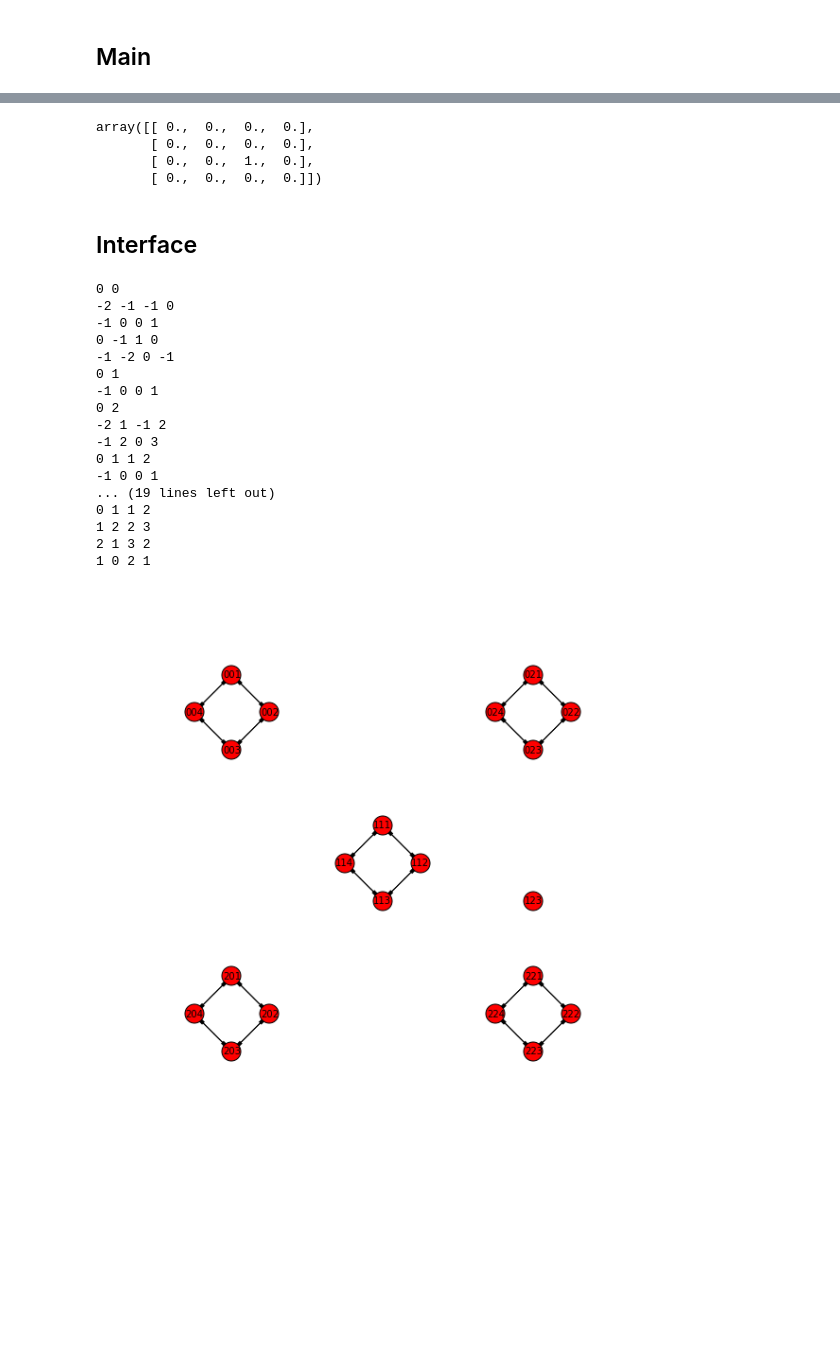
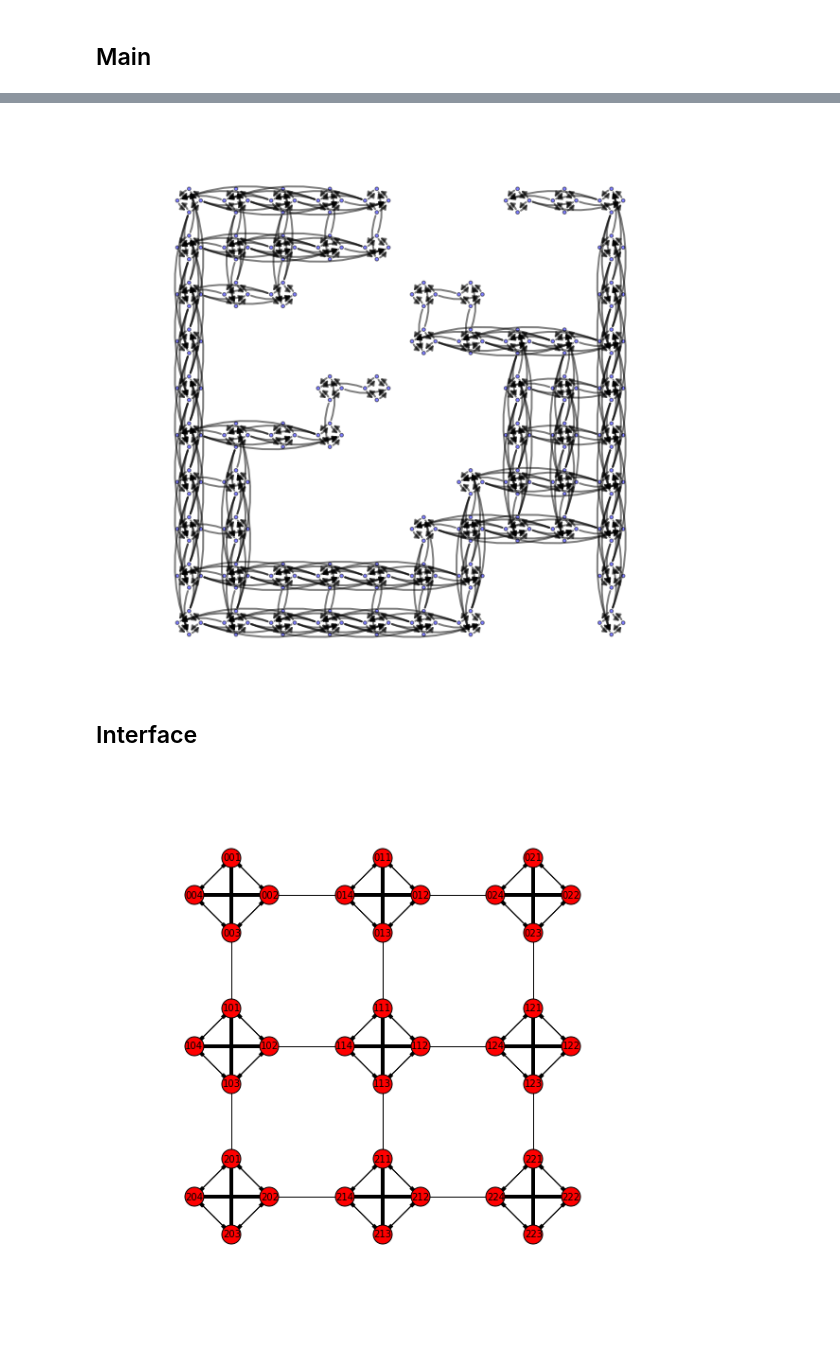
Before and after one commit to emited/ProjMOGPL, a Jupyter notebook: projet.ipynb, the cells around one changed output, grey strips where cells are left out. Drawn from its saved outputs; the diff is of its cells as text; code cells hidden in the pictures; blank space fills up the shorter version.

```diff
--- a/projet.ipynb
+++ b/projet.ipynb
@@ -38,24 +38,26 @@ m,n,A,iS,jS,iE,jE,sD=readfile('entree.txt')
 # %%
 def is_obstacle(i,j,M,N,A):
     #Cas Limites
-    if(i==0):
-        if(j==0):
+    if(i==0): #Premiere ligne
+        if(j==0): #Premiere case
             return A[0][0]
-        if(j>0 and j<=N):
-            return A[0][j-1]
-    if(i==M):
-        if(j==0):
+        if(j==N): #Derniere case
+            return A[0][N-1]
+        if(j>0 and j<N): #Cases restantes
+            return A[0][j] or A[0][j-1]
+    if(i==M): #Dernière ligne
+        if(j==0): #Premiere case
             return A[M-1][0]
-        if(j>0 and j<=N):
+        if(j==N): #Derniere case
             return A[M-1][N-1]
-    if(j==0):
-        if(i>0 and i<=M):
-            return A[i-1][0]
-    if(j==N):
-        if(i==0):
-            return A[0][N-1]
-        if(i>0 and i<=M):
-            return A[M-1][N-1]
+        if(j>0 and j<N): #Cases restantes
+            return A[M-1][j-1] or A[M-1][j]
+    if(j==0): #Premiere colonne
+        if(i>0 and i<M): #Cases restantes
+            return A[i][0] or A[i-1][0]
+    if(j==N): #Derniere colonne
+        if(i>0 and i<M): #Cases restantes
+            return A[i-1][N-1] or A[i][N-1]
     #Cas General
     if( i>=1 and j>=1 and i<M and j<N and A[i-1][j-1]==0 and A[i][j-1]==0 and A[i-1][j]==0 ):
         return A[i][j]
@@ -65,7 +67,6 @@ def gen_graph(M,N,A):
     G=nx.DiGraph()
     for i in range(M+1):
         for j in range(N+1):
-            print i,j
             if(is_obstacle(i,j,M,N,A)==False):
                 #Creation des noeuds - un par direction = 4 par position
                 G.add_node(str(i)+str(j)+'1',direct='N')
@@ -74,7 +75,7 @@ def gen_graph(M,N,A):
                 G.add_node(str(i)+str(j)+'4',direct='O')
 
                 #Creation des arcs
-                #Changement de direction
+                #Changement des directions
                 G.add_edge(str(i)+str(j)+'1',str(i)+str(j)+'2',action='R')
                 G.add_edge(str(i)+str(j)+'1',str(i)+str(j)+'4',action='L')
                 G.add_edge(str(i)+str(j)+'2',str(i)+str(j)+'3',action='R')
@@ -202,43 +176,23 @@ show_graph(G)
-# %%
-A
-# %% [output]
-array([[ 0.,  0.,  0.,  0.],
-       [ 0.,  0.,  0.,  0.],
-       [ 0.,  0.,  1.,  0.],
-       [ 0.,  0.,  0.,  0.]])
+# %%
+m,n,A,iS,jS,iE,jE,sD=readfile('entree.txt')
+G3=gen_graph(9,9,A[0:9,1:10])
+show_graph(G3)
+# %% [output]
+[figure, added]
 # %% [markdown]
 ## Interface
 # %%
 M2,N2=2,2
 A=np.zeros((M2,N2))
 G2=gen_graph(M2,N2,A)
 fig=plt.figure(figsize=(10,10))
 ax=plt.subplot(111)
 ax.invert_yaxis()
 ax.autoscale()
-#G.add_edge('313','322')
-G2.add_node('123')
 nx.draw_networkx(G2,fixed_pos(G2),ax=ax,arrows=True,node_size=400,font_size=10)
 #nx.draw(G,fixed_pos(G),ax=ax)
 plt.axis('equal')
 plt.axis('off')
 plt.show()
 # %% [output]
-0 0
--2 -1 -1 0
--1 0 0 1
-0 -1 1 0
--1 -2 0 -1
-0 1
--1 0 0 1
-0 2
--2 1 -1 2
--1 2 0 3
-0 1 1 2
--1 0 0 1
-... (19 lines left out)
-0 1 1 2
-1 2 2 3
-2 1 3 2
-1 0 2 1
-[figure, old version]
+[figure, new version]
```
Also changed, not shown: parts of 2 cells of this notebook.
